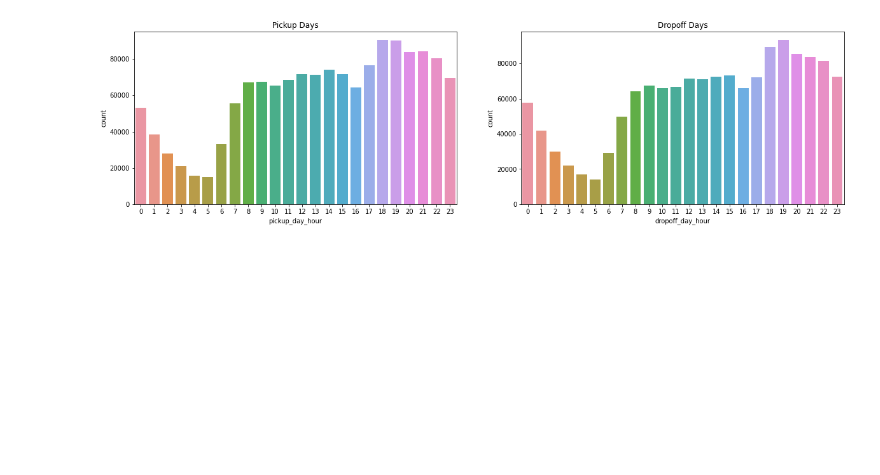
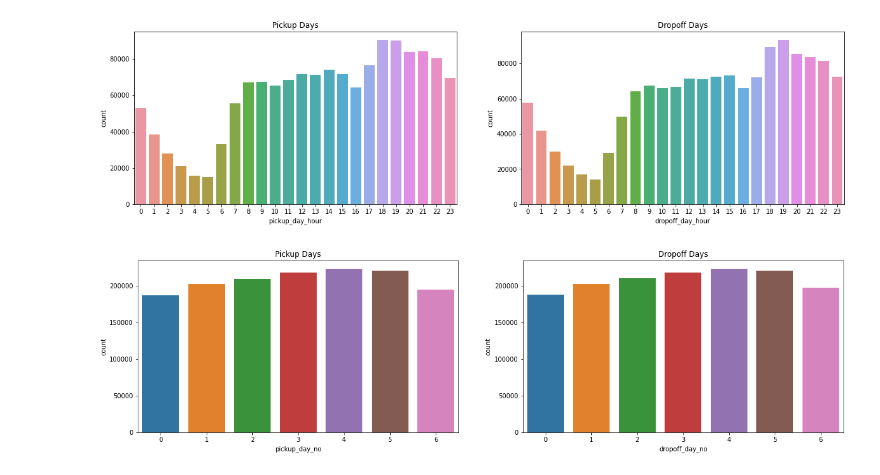
Before and after one commit to Anirban095/Data-Science, a Jupyter notebook: 5. New York City Taxi Trip Duration/NY_City_Taxi.ipynb, the cells around one changed output. Drawn from its saved outputs; the diff is of its cells as text; code cells hidden in the pictures; blank space fills up the shorter version.

```diff
--- a/5. New York City Taxi Trip Duration/NY_City_Taxi.ipynb
+++ b/5. New York City Taxi Trip Duration/NY_City_Taxi.ipynb
@@ -277,0 +293,2 @@ sns.countplot(x='passenger_count',data=train)
+# %%
+train = train.drop(train[(train['passenger_count'] > 6) | (train['passenger_count'] == 0)].index)
@@ -291,3 +318,11 @@ ax4.set_title('Dropoff Days')
 ax=sns.countplot(x="dropoff_day_hour",data=train,ax=ax4)
 # %% [output]
 [figure]
+# %%
+figure,(ax5,ax6)=plt.subplots(ncols=2,figsize=(20,5))
+ax5.set_title('Pickup Days')
+ax=sns.countplot(x="pickup_day_no",data=train,ax=ax5)
+ax6.set_title('Dropoff Days')
+ax=sns.countplot(x="dropoff_day_no",data=train,ax=ax6)
+# %% [output]
+[figure, added]
```
Also changed, not shown: parts of 28 cells of this notebook.
